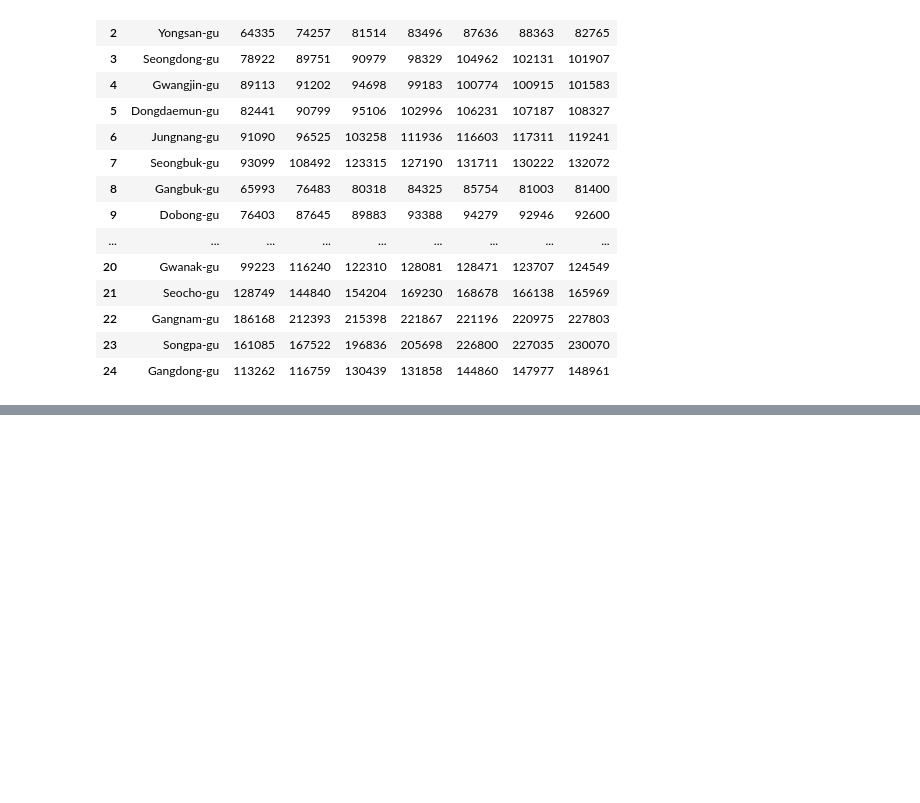
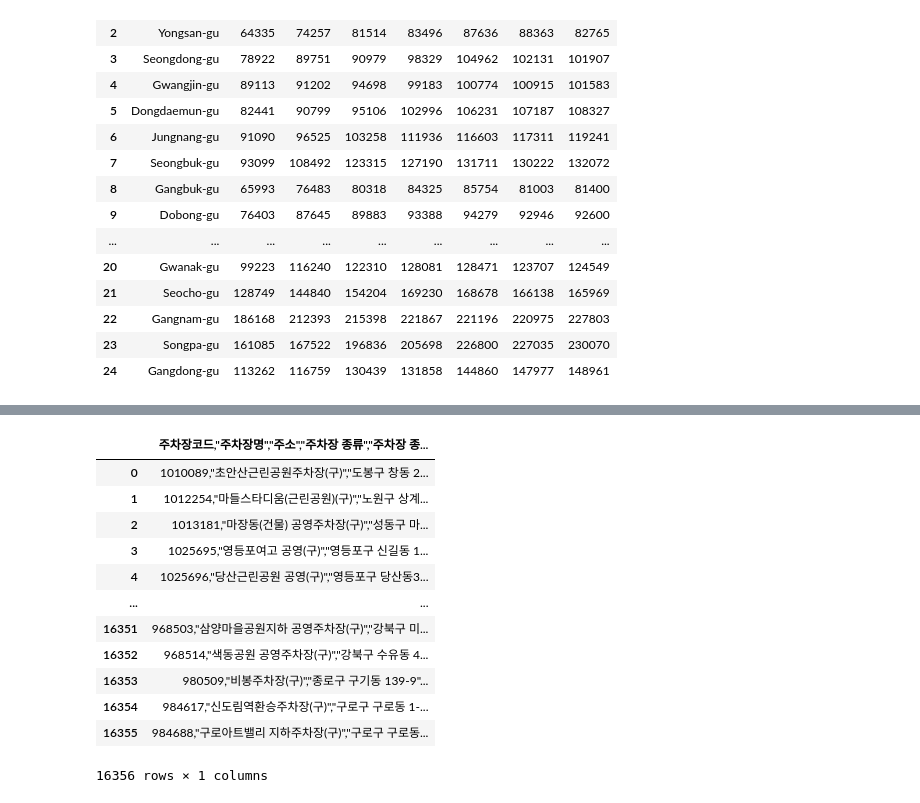
Before and after one commit to kscold/Bigdata_Team_Project, a Jupyter notebook: project.ipynb, the cells around one changed output, grey strips where cells are left out. Cells and saved outputs as stored; diff of their text form; code cells hidden in the pictures; blank space fills up the shorter version.

```diff
--- a/project.ipynb
+++ b/project.ipynb
@@ -158 +159,19 @@ plt.show()
 [figure]
+# %%
+import pandas as pd
+df = pd.read_csv('./통합 문서1.csv')
+df
+# %% [output]
+|  | 주차장코드,"주차장명","주소","주차장 종류","주차장 종... |
+| 0 | 1010089,"초안산근린공원주차장(구)","도봉구 창동 2... |
+| 1 | 1012254,"마들스타디움(근린공원)(구)","노원구 상계... |
+| 2 | 1013181,"마장동(건물) 공영주차장(구)","성동구 마... |
+| 3 | 1025695,"영등포여고 공영(구)","영등포구 신길동 1... |
+| 4 | 1025696,"당산근린공원 공영(구)","영등포구 당산동3... |
+| ... | ... |
+| 16351 | 968503,"삼양마을공원지하 공영주차장(구)","강북구 미... |
+| 16352 | 968514,"색동공원 공영주차장(구)","강북구 수유동 4... |
+| 16353 | 980509,"비봉주차장(구)","종로구 구기동 139-9"... |
+| 16354 | 984617,"신도림역환승주차장(구)","구로구 구로동 1-... |
+| 16355 | 984688,"구로아트밸리 지하주차장(구)","구로구 구로동... |
+16356 rows × 1 columns
```
Also changed, not shown: parts of 5 cells of this notebook, 5 other files.
